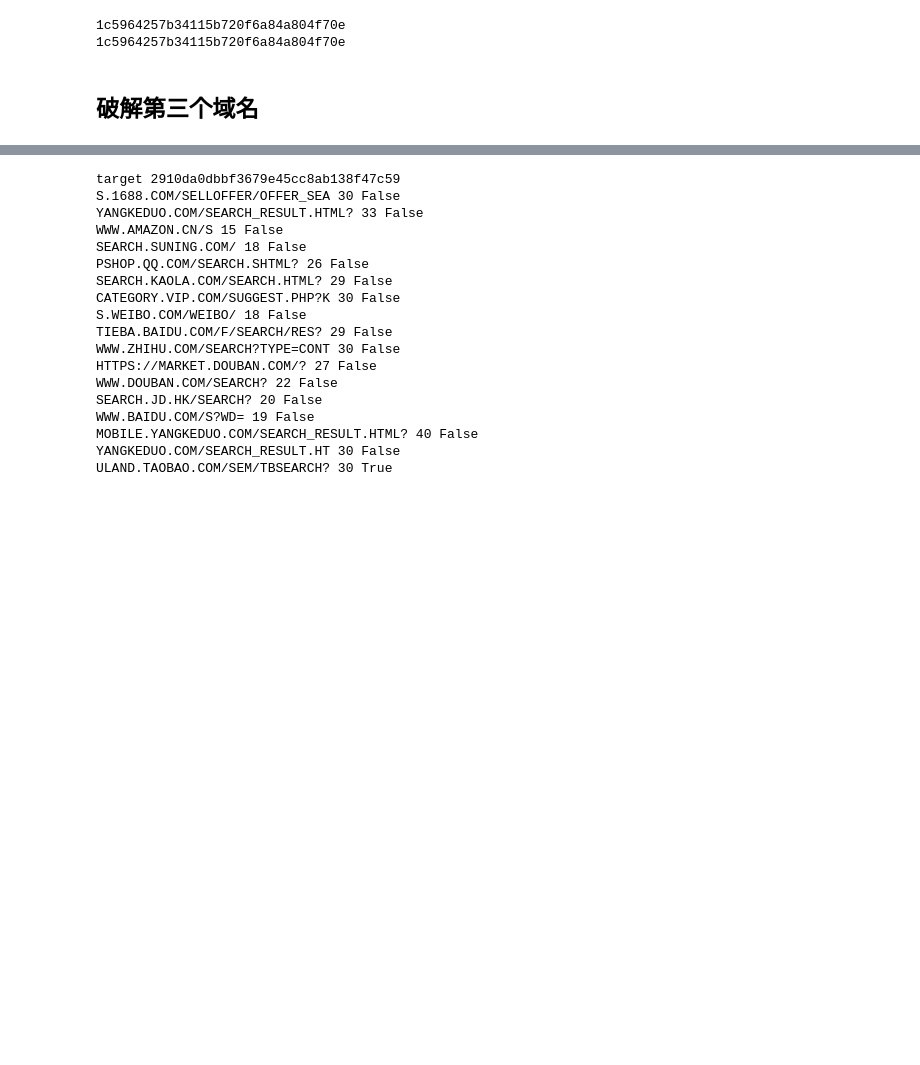
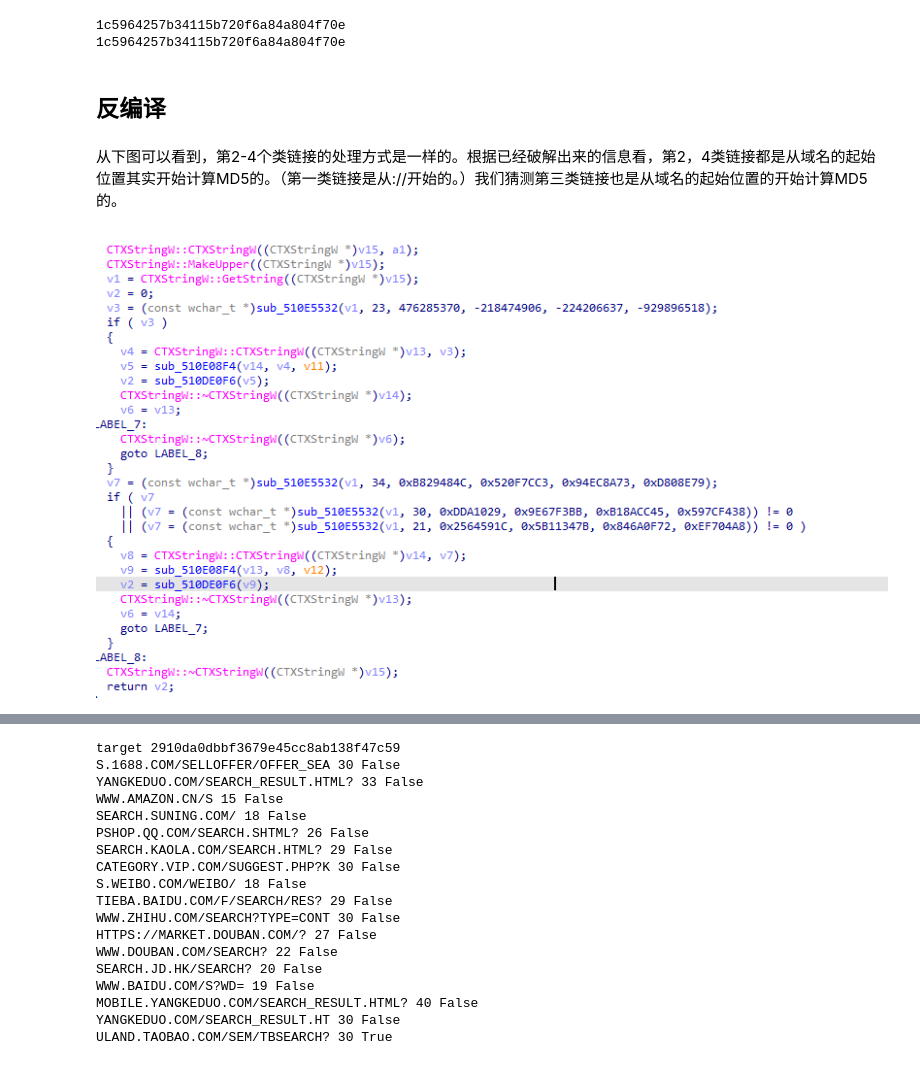
Before and after one commit to lhprojects/blog, a Jupyter notebook: JupyterNotebooks/HumanBurstCrackQQDomain.ipynb, the cells around one changed output, grey strips where cells are left out. Cells and saved outputs as stored; diff of their text form; code cells hidden in the pictures; blank space fills up the shorter version.

Commit message:
fix typo error and add decompiling code

```diff
--- a/JupyterNotebooks/HumanBurstCrackQQDomain.ipynb
+++ b/JupyterNotebooks/HumanBurstCrackQQDomain.ipynb
@@ -72,4 +72,11 @@ print(h.hexdigest())
 1c5964257b34115b720f6a84a804f70e
 1c5964257b34115b720f6a84a804f70e
 # %% [markdown]
-## 破解第三个域名
+## 反编译
+# %% [markdown]
+从下图可以看到，第2-4个类链接的处理方式是一样的。根据已经破解出来的信息看，第2，4类链接都是从域名的起始位置其实开始计算MD5的。（第一类链接是从://开始的。）我们猜测第三类链接也是从域名的起始位置的开始计算MD5的。
+# %%
+from IPython.display import Image
+Image(filename = r'C:\Users\liangh\Pictures\decom.png')
+# %% [output]
+[figure, added]
```
Also changed, not shown: parts of 5 cells of this notebook.
